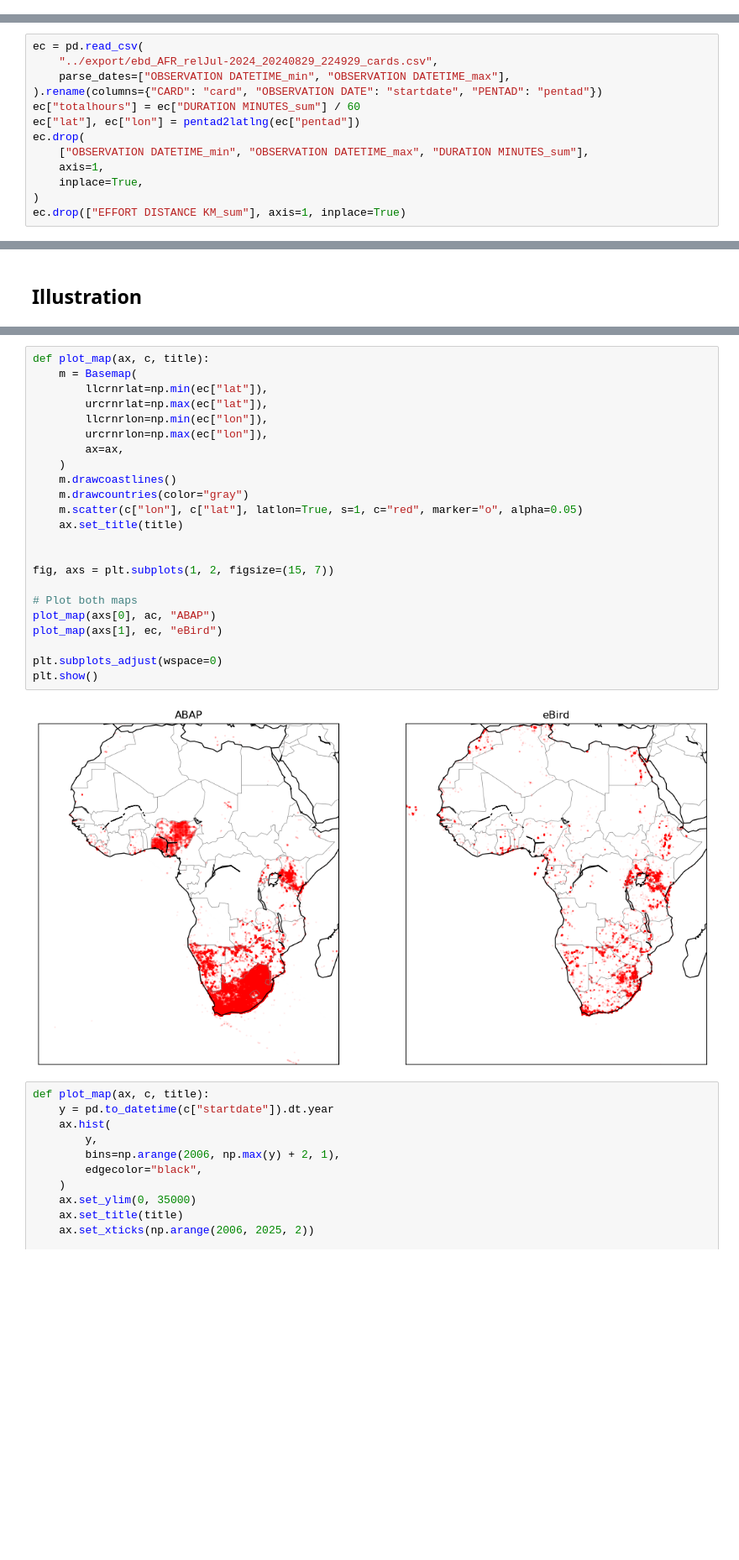
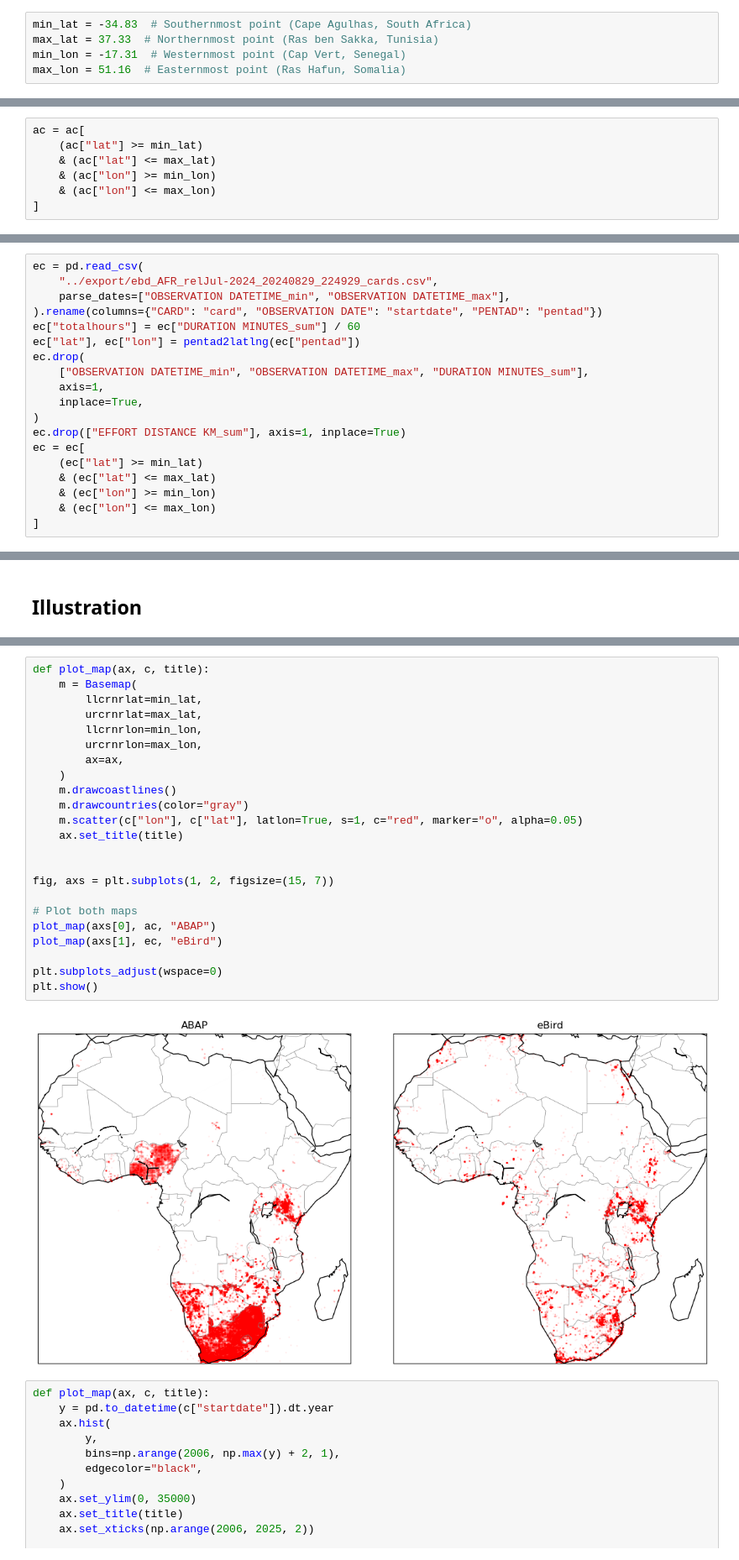
Before and after one commit to Rafnuss/eBird2ABAP, a Jupyter notebook: notebook/comparison.ipynb, the cells around one changed output, grey strips where cells are left out. Shown: that part at 84% size. Cells and saved outputs as stored; diff of their text form; blank space fills up the shorter version.

```diff
--- a/notebook/comparison.ipynb
+++ b/notebook/comparison.ipynb
@@ -13,0 +16,5 @@ from pentad2latlng import pentad2latlng
+# %%
+min_lat = -34.83  # Southernmost point (Cape Agulhas, South Africa)
+max_lat = 37.33  # Northernmost point (Ras ben Sakka, Tunisia)
+min_lon = -17.31  # Westernmost point (Cap Vert, Senegal)
+max_lon = 51.16  # Easternmost point (Ras Hafun, Somalia)
@@ -29,6 +38,13 @@ ac = pd.read_csv(
 )
 ac.drop(["starttime", "enddate"], axis=1, inplace=True)
 ac["lat"], ac["lon"] = pentad2latlng(ac["pentad"])
+# %%
+ac = ac[
+    (ac["lat"] >= min_lat)
+    & (ac["lat"] <= max_lat)
+    & (ac["lon"] >= min_lon)
+    & (ac["lon"] <= max_lon)
+]
 # %%
 ar = pd.read_csv(
     "/Users/rafnuss/Library/CloudStorage/Box-Box/eBird2ABAP/data/ABAP/1_s2_fp_records.csv",
@@ -69,6 +84,12 @@ ec.drop(
     inplace=True,
 )
 ec.drop(["EFFORT DISTANCE KM_sum"], axis=1, inplace=True)
+ec = ec[
+    (ec["lat"] >= min_lat)
+    & (ec["lat"] <= max_lat)
+    & (ec["lon"] >= min_lon)
+    & (ec["lon"] <= max_lon)
+]
 # %%
 er = pd.read_csv(
     "../export/ebd_AFR_relJul-2024_20240829_224930_records.csv",
@@ -83,28 +130,28 @@ ec = ec.merge(totalspp, on="card", how="left")
 # %%
 def plot_map(ax, c, title):
     m = Basemap(
-        llcrnrlat=np.min(ec["lat"]),
-        urcrnrlat=np.max(ec["lat"]),
-        llcrnrlon=np.min(ec["lon"]),
-        urcrnrlon=np.max(ec["lon"]),
+        llcrnrlat=min_lat,
+        urcrnrlat=max_lat,
+        llcrnrlon=min_lon,
+        urcrnrlon=max_lon,
         ax=ax,
     )
     m.drawcoastlines()
     m.drawcountries(color="gray")
     m.scatter(c["lon"], c["lat"], latlon=True, s=1, c="red", marker="o", alpha=0.05)
     ax.set_title(title)
 
 
 fig, axs = plt.subplots(1, 2, figsize=(15, 7))
 
 # Plot both maps
 plot_map(axs[0], ac, "ABAP")
 plot_map(axs[1], ec, "eBird")
 
 plt.subplots_adjust(wspace=0)
 plt.show()
 # %% [output]
-[figure, old version]
+[figure, new version]
 # %%
 def plot_map(ax, c, title):
     y = pd.to_datetime(c["startdate"]).dt.year
```
Also changed, not shown: parts of 8 cells of this notebook, 3 other files.
